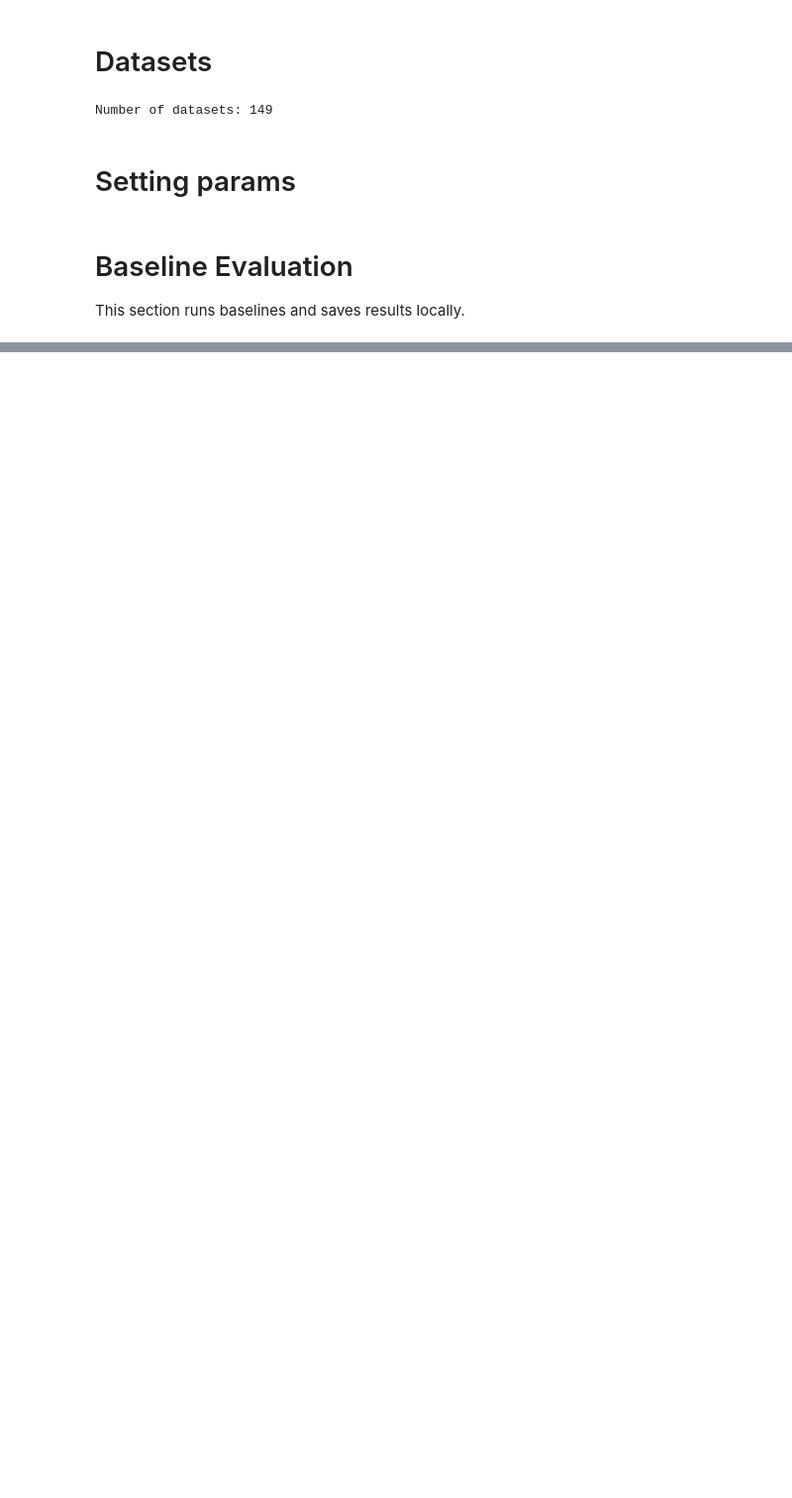
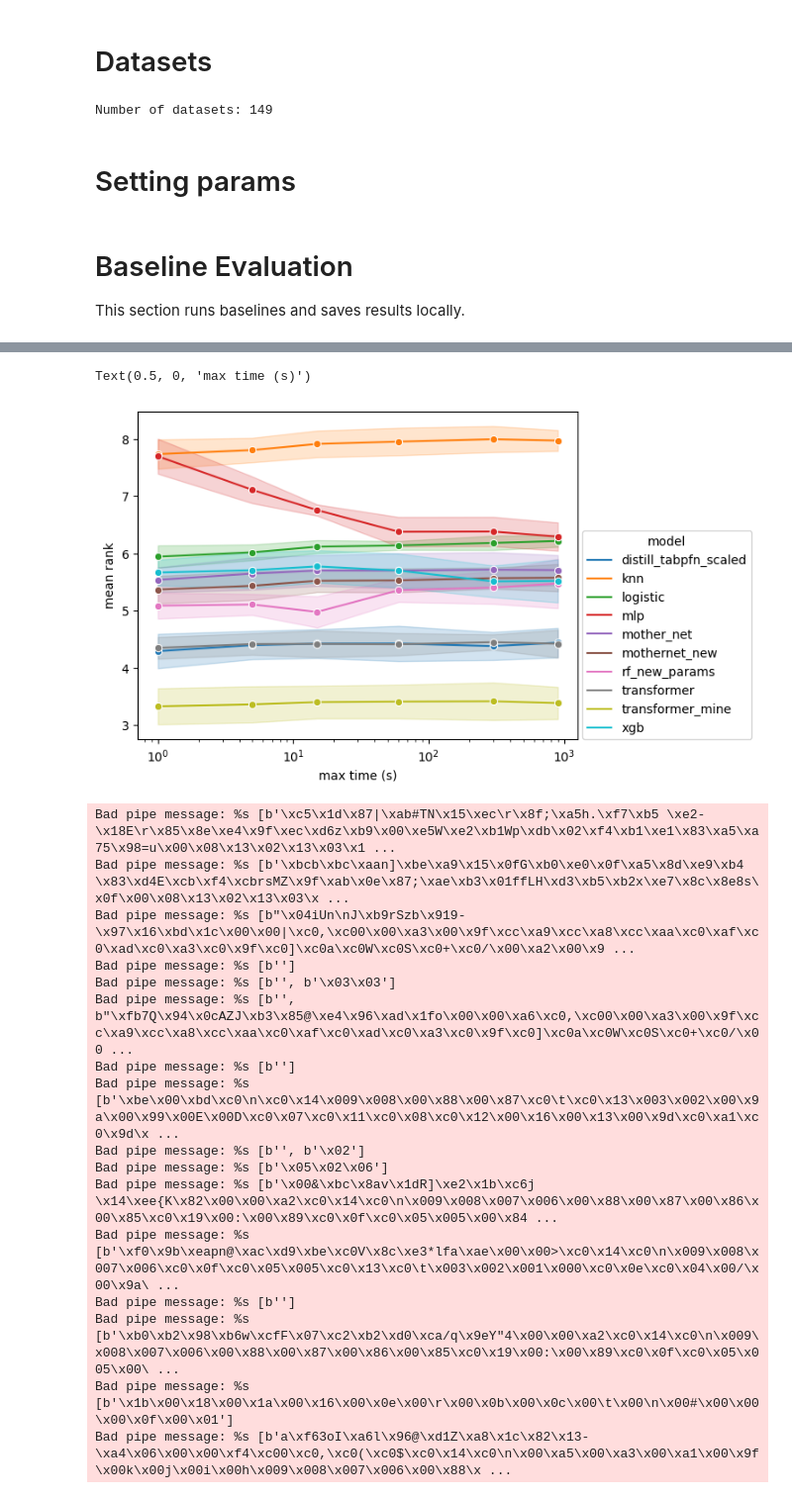
Before and after one commit to microsoft/ticl, a Jupyter notebook: tabpfn/RunFullDatasetAnalyses-clean-validation.ipynb, the cells around one changed output, grey strips where cells are left out. Shown at 99% size. Saved outputs shown, nothing was run; the diff lists cells and outputs as text; code cells hidden in the pictures; blank space fills up the shorter version.

```diff
--- a/tabpfn/RunFullDatasetAnalyses-clean-validation.ipynb
+++ b/tabpfn/RunFullDatasetAnalyses-clean-validation.ipynb
@@ -379,0 +252,8 @@ NameError: name 'best_over_time' is not defined
+# %%
+results_df = results_df.drop_duplicates(subset=["dataset", "model", "split", "max_time"])
+# %%
+results_for_ranking = results_df.pivot(index="max_time", columns=["dataset", "split", "model"], values="mean_metric").ffill()
+
+ranks_per_split_per_dataset = results_for_ranking.stack("model").unstack("max_time").rank(ascending=False)
+average_ranks = ranks_per_split_per_dataset.stack("dataset").unstack("model").mean().reset_index(name="mean_rank")
+average_ranks
@@ -379,0 +274,25 @@ NameError: name 'best_over_time' is not defined
+# %%
+ax = sns.lineplot(average_ranks, x="max_time", y="mean_rank", hue="model", errorbar="sd", marker="o")
+ax.set_xscale("log")
+sns.move_legend(ax, (1.01, 0))
+ax.set_ylabel("mean rank")
+ax.set_xlabel("max time (s)")
+# %% [output]
+Text(0.5, 0, 'max time (s)')
+[figure, added]
+Bad pipe message: %s [b'\xc5\x1d\x87|\xab#TN\x15\xec\r\x8f;\xa5h.\xf7\xb5 \xe2-\x18E\r\x85\x8e\xe4\x9f\xec\xd6z\xb9\x00\xe5W\xe2\xb1Wp\xdb\x02\xf4\xb1\xe1\x83\xa5\xa75\x98=u\x00\x08\x13\x02\x13\x03\x1 ...
+Bad pipe message: %s [b'\xbcb\xbc\xaan]\xbe\xa9\x15\x0fG\xb0\xe0\x0f\xa5\x8d\xe9\xb4 \x83\xd4E\xcb\xf4\xcbrsMZ\x9f\xab\x0e\x87;\xae\xb3\x01ffLH\xd3\xb5\xb2x\xe7\x8c\x8e8s\x0f\x00\x08\x13\x02\x13\x03\x ...
+Bad pipe message: %s [b"\x04iUn\nJ\xb9rSzb\x919-\x97\x16\xbd\x1c\x00\x00|\xc0,\xc00\x00\xa3\x00\x9f\xcc\xa9\xcc\xa8\xcc\xaa\xc0\xaf\xc0\xad\xc0\xa3\xc0\x9f\xc0]\xc0a\xc0W\xc0S\xc0+\xc0/\x00\xa2\x00\x9 ...
+Bad pipe message: %s [b'']
+Bad pipe message: %s [b'', b'\x03\x03']
+Bad pipe message: %s [b'', b"\xfb7Q\x94\x0cAZJ\xb3\x85@\xe4\x96\xad\x1fo\x00\x00\xa6\xc0,\xc00\x00\xa3\x00\x9f\xcc\xa9\xcc\xa8\xcc\xaa\xc0\xaf\xc0\xad\xc0\xa3\xc0\x9f\xc0]\xc0a\xc0W\xc0S\xc0+\xc0/\x00 ...
+Bad pipe message: %s [b'']
+Bad pipe message: %s [b'\xbe\x00\xbd\xc0\n\xc0\x14\x009\x008\x00\x88\x00\x87\xc0\t\xc0\x13\x003\x002\x00\x9a\x00\x99\x00E\x00D\xc0\x07\xc0\x11\xc0\x08\xc0\x12\x00\x16\x00\x13\x00\x9d\xc0\xa1\xc0\x9d\x ...
+Bad pipe message: %s [b'', b'\x02']
+Bad pipe message: %s [b'\x05\x02\x06']
+Bad pipe message: %s [b'\x00&\xbc\x8av\x1dR]\xe2\x1b\xc6j \x14\xee{K\x82\x00\x00\xa2\xc0\x14\xc0\n\x009\x008\x007\x006\x00\x88\x00\x87\x00\x86\x00\x85\xc0\x19\x00:\x00\x89\xc0\x0f\xc0\x05\x005\x00\x84 ...
+Bad pipe message: %s [b'\xf0\x9b\xeapn@\xac\xd9\xbe\xc0V\x8c\xe3*lfa\xae\x00\x00>\xc0\x14\xc0\n\x009\x008\x007\x006\xc0\x0f\xc0\x05\x005\xc0\x13\xc0\t\x003\x002\x001\x000\xc0\x0e\xc0\x04\x00/\x00\x9a\ ...
+Bad pipe message: %s [b'']
+Bad pipe message: %s [b'\xb0\xb2\x98\xb6w\xcfF\x07\xc2\xb2\xd0\xca/q\x9eY"4\x00\x00\xa2\xc0\x14\xc0\n\x009\x008\x007\x006\x00\x88\x00\x87\x00\x86\x00\x85\xc0\x19\x00:\x00\x89\xc0\x0f\xc0\x05\x005\x00\ ...
+Bad pipe message: %s [b'\x1b\x00\x18\x00\x1a\x00\x16\x00\x0e\x00\r\x00\x0b\x00\x0c\x00\t\x00\n\x00#\x00\x00\x00\x0f\x00\x01']
+Bad pipe message: %s [b'a\xf63oI\xa6l\x96@\xd1Z\xa8\x1c\x82\x13-\xa4\x06\x00\x00\xf4\xc00\xc0,\xc0(\xc0$\xc0\x14\xc0\n\x00\xa5\x00\xa3\x00\xa1\x00\x9f\x00k\x00j\x00i\x00h\x009\x008\x007\x006\x00\x88\x ...
```
Also changed, not shown: parts of 16 cells of this notebook.
